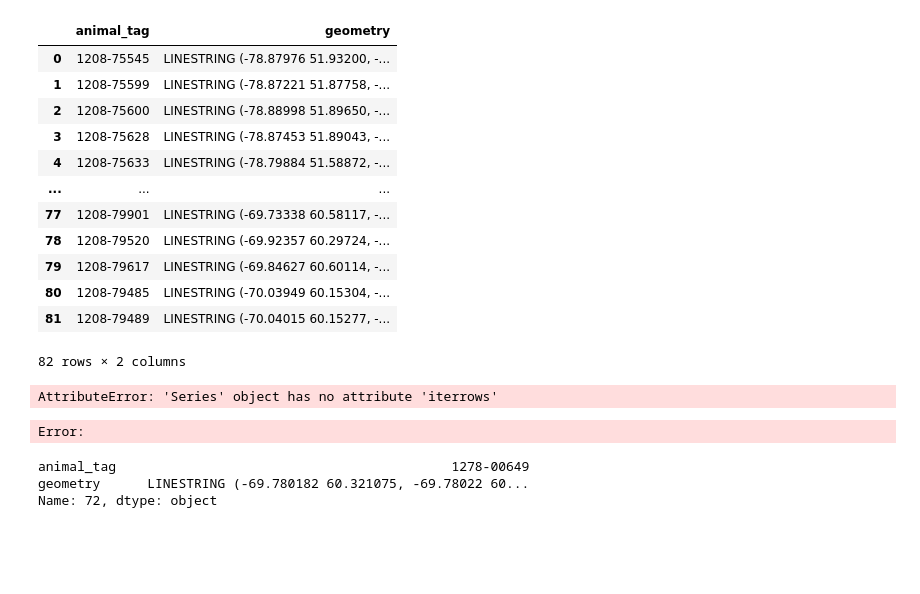
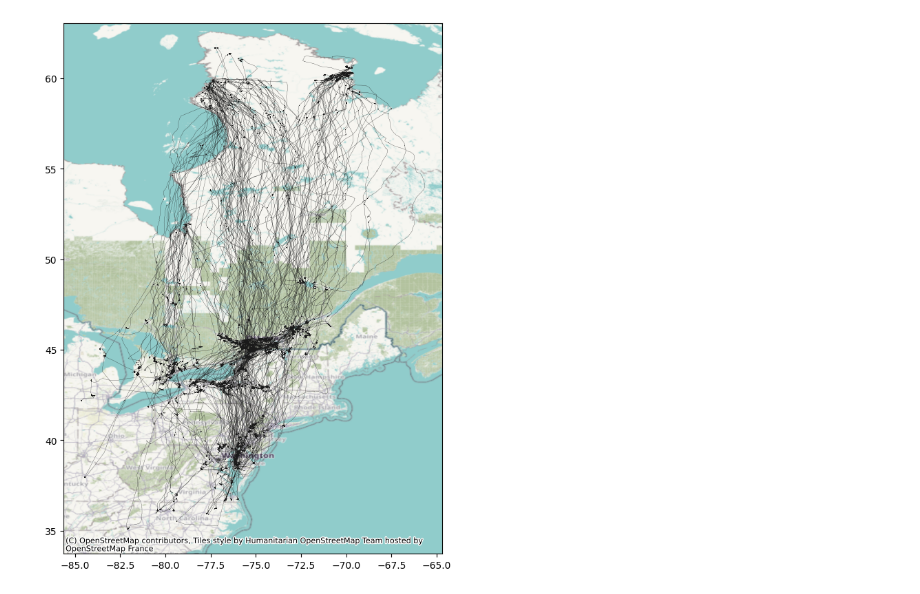
Before and after one commit to Chebawca21/canadian_goose_interactions, a Jupyter notebook: test.ipynb, the cells around one changed output. Cells and saved outputs as stored; diff of their text form; code cells hidden in the pictures; blank space fills up the shorter version.

```diff
--- a/test.ipynb
+++ b/test.ipynb
@@ -45,62 +191,14 @@ data['geometry'] = []
 for key, value in linestrings.items():
     data['animal_tag'].append(key)
     data['geometry'].append(value)
-# %%
-gdf = gpd.GeoDataFrame(data)
-gdf.crs = "Epsg:4326"
-gdf = gdf.to_crs(epsg=4326)
-gdf
-# %% [output]
-|  | animal_tag | geometry |
-| 0 | 1208-75545 | LINESTRING (-78.87976 51.93200, -... |
-| 1 | 1208-75599 | LINESTRING (-78.87221 51.87758, -... |
-| 2 | 1208-75600 | LINESTRING (-78.88998 51.89650, -... |
-| 3 | 1208-75628 | LINESTRING (-78.87453 51.89043, -... |
-| 4 | 1208-75633 | LINESTRING (-78.79884 51.58872, -... |
-| ... | ... | ... |
-| 77 | 1208-79901 | LINESTRING (-69.73338 60.58117, -... |
-| 78 | 1208-79520 | LINESTRING (-69.92357 60.29724, -... |
-| 79 | 1208-79617 | LINESTRING (-69.84627 60.60114, -... |
-| 80 | 1208-79485 | LINESTRING (-70.03949 60.15304, -... |
-| 81 | 1208-79489 | LINESTRING (-70.04015 60.15277, -... |
-82 rows × 2 columns
-# %%
-for _, row1 in gdf.iterrows():
-    intersections = {}
-    intersections['animal_tag1'] = []
-    intersections['animal_tag2'] = []
-    intersections['geometry'] = []
-
-    for _, row2 in gdf.iterrows():
-        if row1.animal_tag != row2.animal_tag:
-            intersections['animal_tag1'].append(row1.animal_tag)
-            intersections['animal_tag2'].append(row2.animal_tag)
-            intersections['geometry'].append(row1.geometry.intersection(row2.geometry))
-
-    intersections_df = pd.DataFrame(intersections)
-    intersections_df.to_csv(f"goose_data/{row1.animal_tag}_intersections.csv")
-# %% [output]
-AttributeError: 'Series' object has no attribute 'iterrows'
-# %%
-row1 = gdf.iloc[72]
-intersections = {}
-intersections['animal_tag1'] = []
-intersections['animal_tag2'] = []
-intersections['geometry'] = []
-
-for _, row2 in gdf.iterrows():
-    if row1.animal_tag != row2.animal_tag:
-        intersections['animal_tag1'].append(row1.animal_tag)
-        intersections['animal_tag2'].append(row2.animal_tag)
-        intersections['geometry'].append(row1.geometry.intersection(row2.geometry))
-
-intersections_df = pd.DataFrame(intersections)
-intersections_df.to_csv(f"goose_data/{row1.animal_tag}_intersections.csv")
-# %% [output]
-Error:
-# %%
-gdf.iloc[72]
-# %% [output]
-animal_tag                                           1278-00649
-geometry      LINESTRING (-69.780182 60.321075, -69.78022 60...
-Name: 72, dtype: object
+# %%
+gdf = gpd.GeoDataFrame(data)
+gdf.crs = "Epsg:4326"
+gdf = gdf.to_crs(epsg=4326)
+gdf
+ax = gdf.plot(cmap='OrRd', figsize=(10,10), linewidth=0.2, edgecolor='0.1', vmin=0, vmax=1)
+
+# ax = gdf.plot(figsize=(9,9), color="none", edgecolor='0.2', linewidth=3)
+cx.add_basemap(ax, crs=gdf.crs.to_string())
+# %% [output]
+[figure, added]
```
Also changed, not shown: parts of 23 cells of this notebook, 4 other files.
